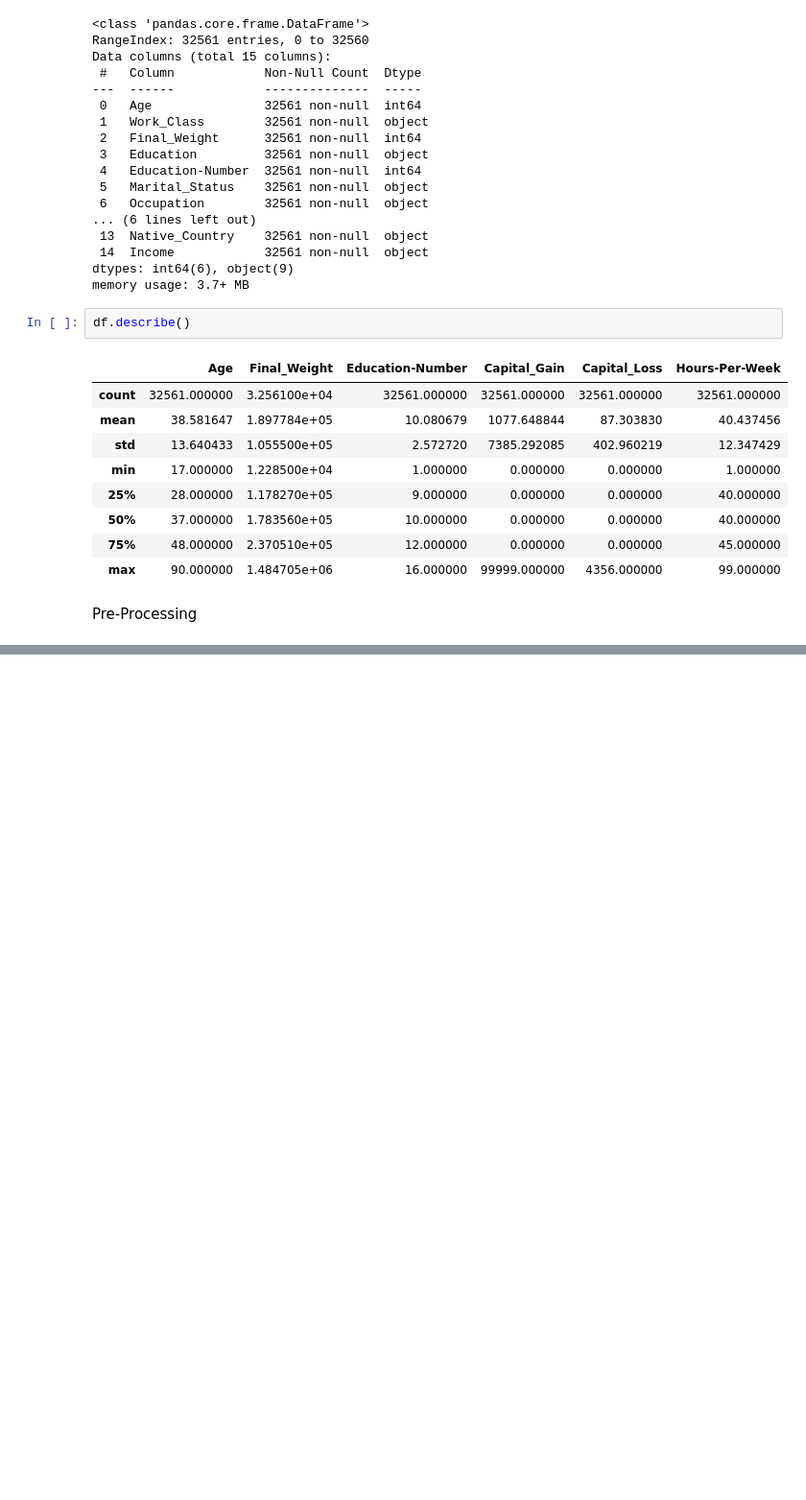
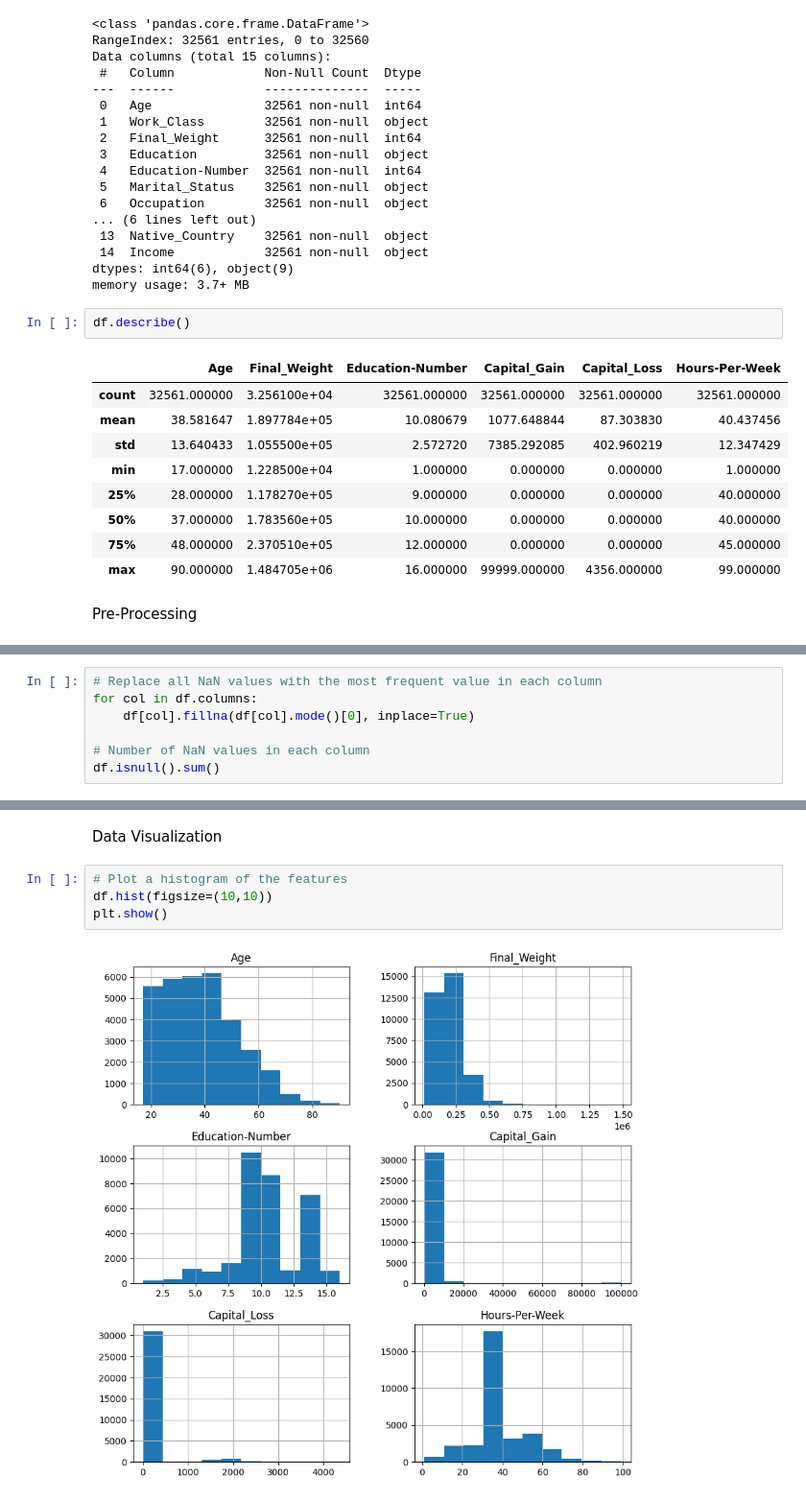
Before and after one commit to poripouria/Data-Analysis, a Jupyter notebook: Adults/adults.ipynb, the cells around one changed output, grey strips where cells are left out. Shown: that part at 96% size. Cells and saved outputs as stored; diff of their text form; blank space fills up the shorter version.

```diff
--- a/Adults/adults.ipynb
+++ b/Adults/adults.ipynb
@@ -65,0 +101,7 @@ Pre-Processing
+# %%
+# Replace all NaN values with the most frequent value in each column
+for col in df.columns:
+    df[col].fillna(df[col].mode()[0], inplace=True)
+
+# Number of NaN values in each column
+df.isnull().sum()
@@ -65,0 +125,8 @@ Pre-Processing
+# %% [markdown]
+Data Visualization
+# %%
+# Plot a histogram of the features
+df.hist(figsize=(10,10))
+plt.show()
+# %% [output]
+[figure, added]
```
Also changed, not shown: parts of 10 cells of this notebook, 1 other file.
